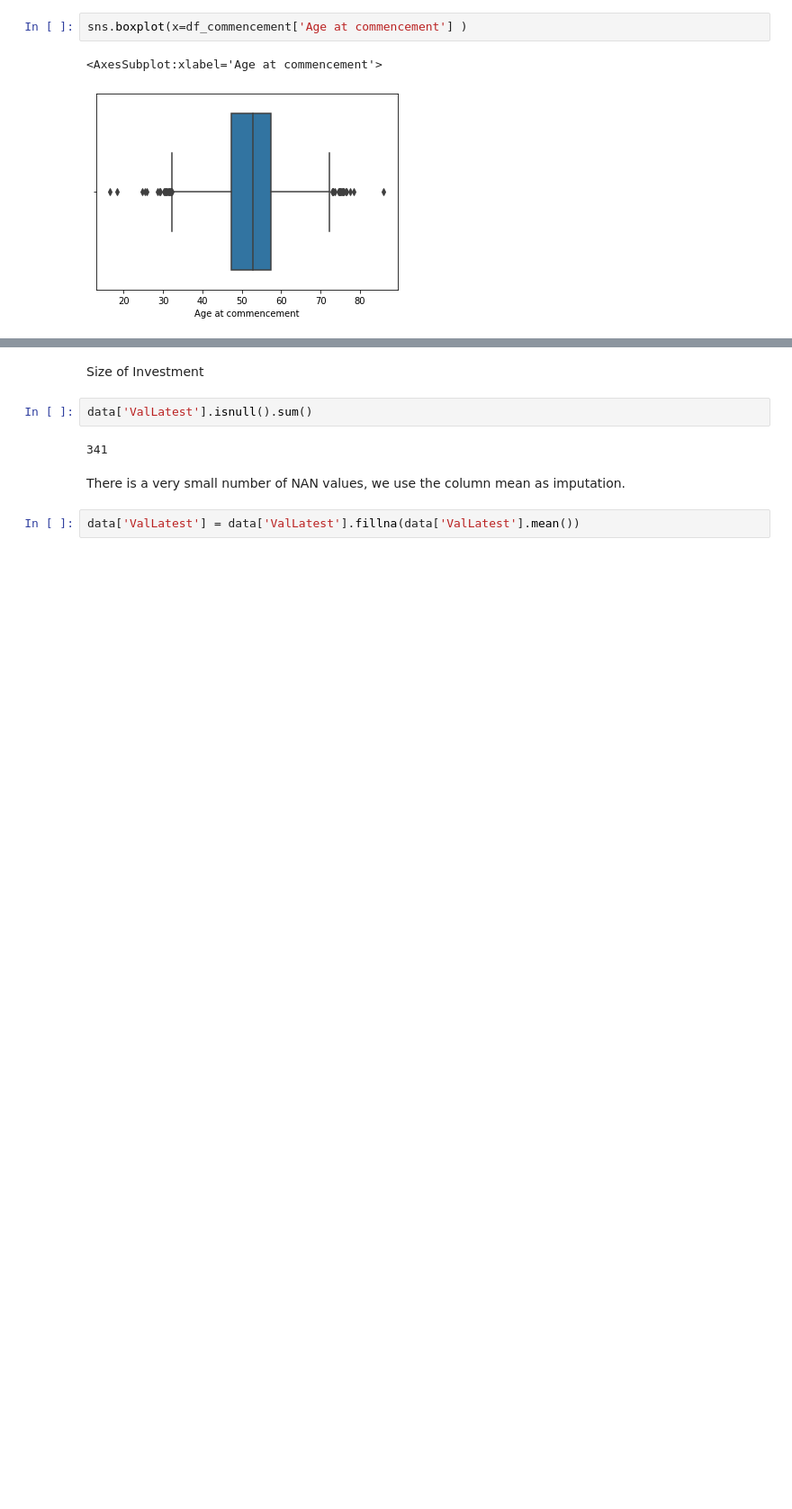
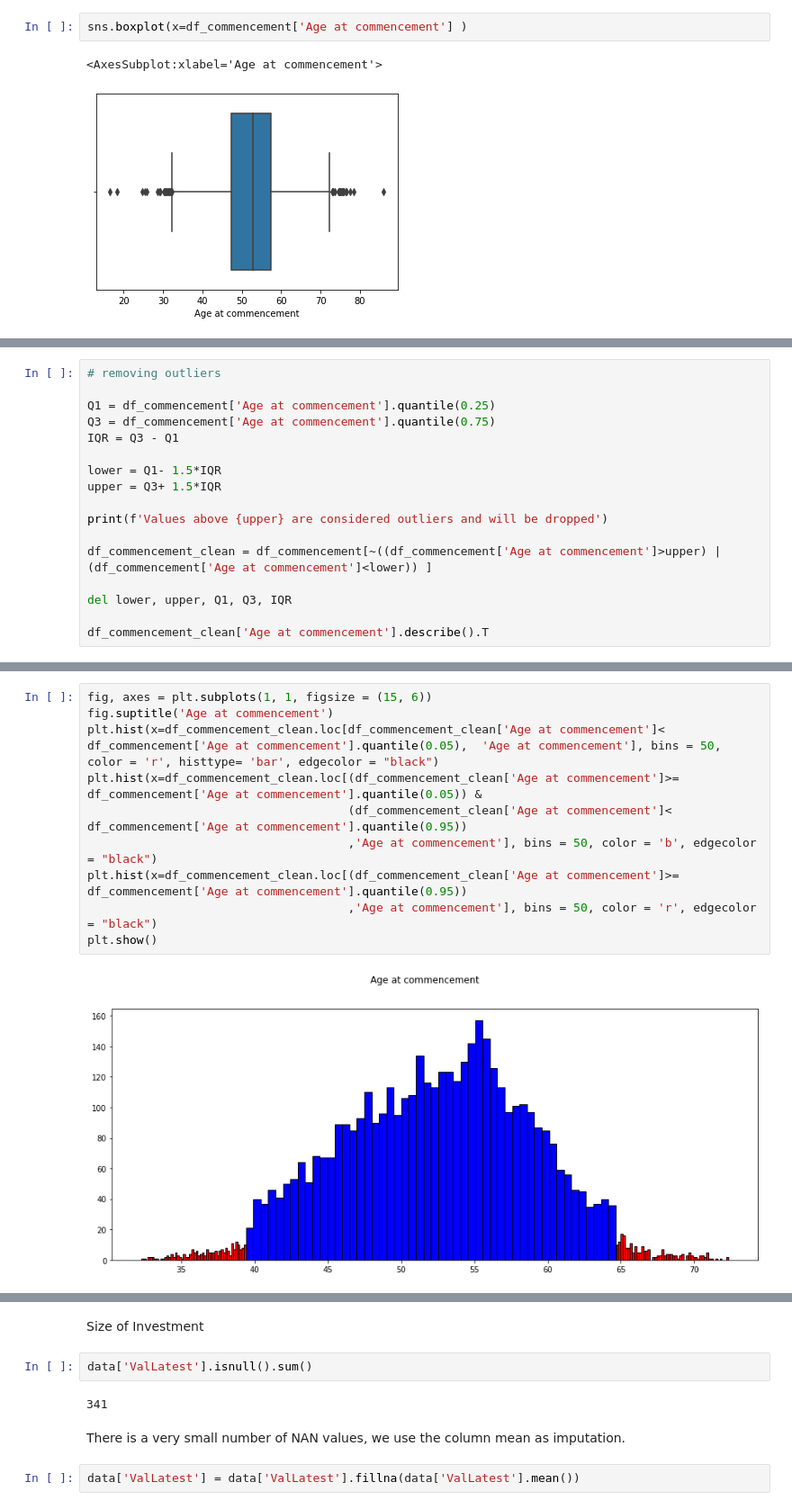
Before and after one commit to pyagoubi/Customer-Analysis, a Jupyter notebook: customer_analysis.ipynb, the cells around one changed output, grey strips where cells are left out. Shown: that part at 90% size. Drawn from its saved outputs; the diff is of its cells as text; blank space fills up the shorter version.

```diff
--- a/customer_analysis.ipynb
+++ b/customer_analysis.ipynb
@@ -293,0 +423,17 @@ The age at commencement is between 16 and 86 years. 50% of all customers are bet
+# %%
+# removing outliers
+
+Q1 = df_commencement['Age at commencement'].quantile(0.25)
+Q3 = df_commencement['Age at commencement'].quantile(0.75)
+IQR = Q3 - Q1
+
+lower = Q1- 1.5*IQR
+upper = Q3+ 1.5*IQR
+
+print(f'Values above {upper} are considered outliers and will be dropped')
+
+df_commencement_clean = df_commencement[~((df_commencement['Age at commencement']>upper) | (df_commencement['Age at commencement']<lower)) ]
+
+del lower, upper, Q1, Q3, IQR
+
+df_commencement_clean['Age at commencement'].describe().T
@@ -293,0 +460,12 @@ The age at commencement is between 16 and 86 years. 50% of all customers are bet
+# %%
+fig, axes = plt.subplots(1, 1, figsize = (15, 6))
+fig.suptitle('Age at commencement')
+plt.hist(x=df_commencement_clean.loc[df_commencement_clean['Age at commencement']< df_commencement['Age at commencement'].quantile(0.05),  'Age at commencement'], bins = 50, color = 'r', histtype= 'bar', edgecolor = "black")
+plt.hist(x=df_commencement_clean.loc[(df_commencement_clean['Age at commencement']>= df_commencement['Age at commencement'].quantile(0.05)) &
+                                     (df_commencement_clean['Age at commencement']< df_commencement['Age at commencement'].quantile(0.95))
+                                     ,'Age at commencement'], bins = 50, color = 'b', edgecolor = "black")
+plt.hist(x=df_commencement_clean.loc[(df_commencement_clean['Age at commencement']>= df_commencement['Age at commencement'].quantile(0.95))
+                                     ,'Age at commencement'], bins = 50, color = 'r', edgecolor = "black")
+plt.show()
+# %% [output]
+[figure, added]
```
Also changed, not shown: parts of 48 cells of this notebook.
